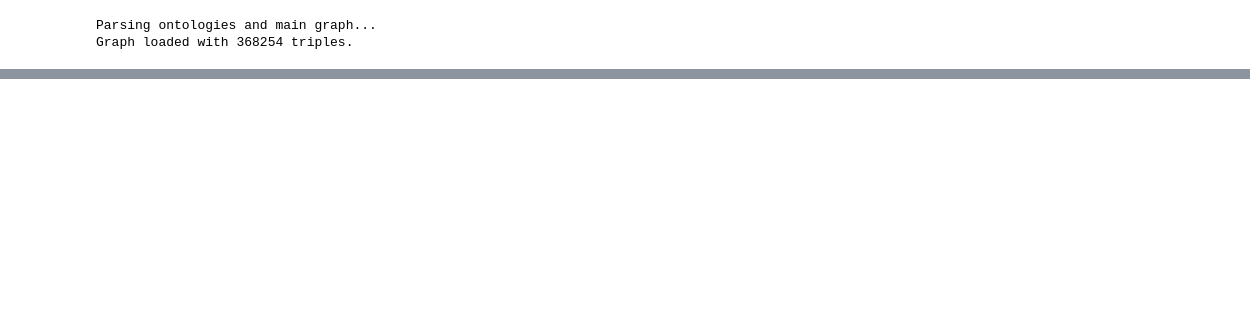
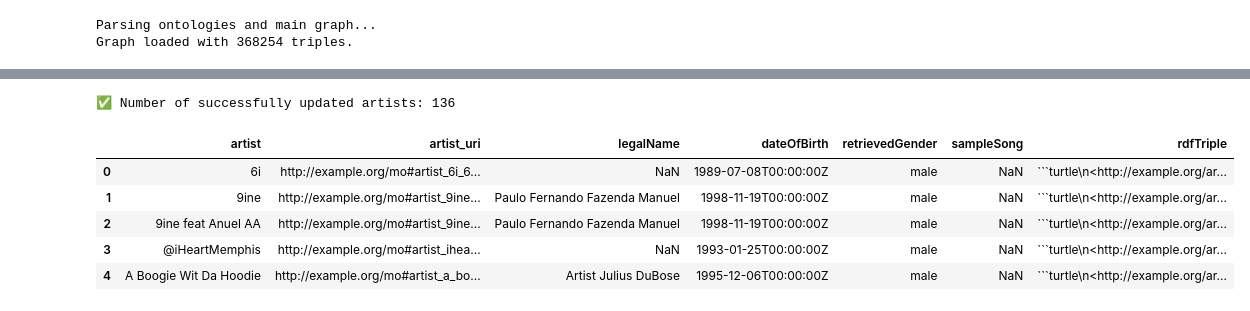
Before and after one commit to rebalakar/Music-Ontology, a Jupyter notebook: Completeness/rag.ipynb, the cells around one changed output, grey strips where cells are left out. Cells and saved outputs as stored; diff of their text form; code cells hidden in the pictures; blank space fills up the shorter version.

````diff
--- a/Completeness/rag.ipynb
+++ b/Completeness/rag.ipynb
@@ -239,0 +327,14 @@ updates = update_missing_artist_info(graph_path)
+# %%
+df = pd.read_csv("artists_gender_updates.csv")
+
+print(f"Number of successfully updated artists: {len(df)}")
+
+df.head()
+# %% [output]
+✅ Number of successfully updated artists: 136
+|  | artist | artist_uri | legalName | dateOfBirth | retrievedGender | sampleSong | rdfTriple |
+| 0 | 6i | http://example.org/mo#artist_6i_6... | NaN | 1989-07-08T00:00:00Z | male | NaN | ```turtle\n<http://example.org/ar... |
+| 1 | 9ine | http://example.org/mo#artist_9ine... | Paulo Fernando Fazenda Manuel | 1998-11-19T00:00:00Z | male | NaN | ```turtle\n<http://example.org/ar... |
+| 2 | 9ine feat Anuel AA | http://example.org/mo#artist_9ine... | Paulo Fernando Fazenda Manuel | 1998-11-19T00:00:00Z | male | NaN | ```turtle\n<http://example.org/ar... |
+| 3 | @iHeartMemphis | http://example.org/mo#artist_ihea... | NaN | 1993-01-25T00:00:00Z | male | NaN | ```turtle\n<http://example.org/ar... |
+| 4 | A Boogie Wit Da Hoodie | http://example.org/mo#artist_a_bo... | Artist Julius DuBose | 1995-12-06T00:00:00Z | male | NaN | ```turtle\n<http://example.org/ar... |
````
Also changed, not shown: parts of 11 cells of this notebook, 5 other files.
